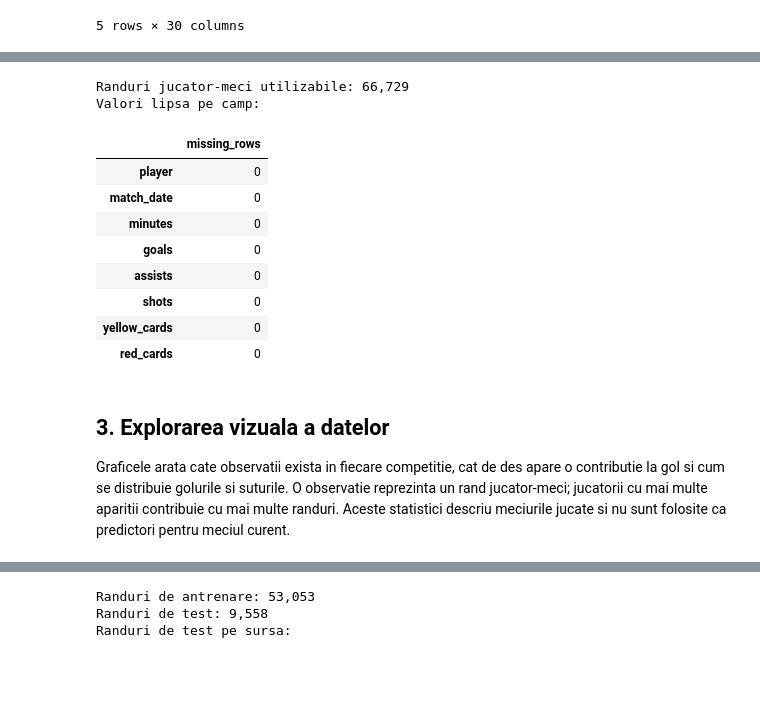
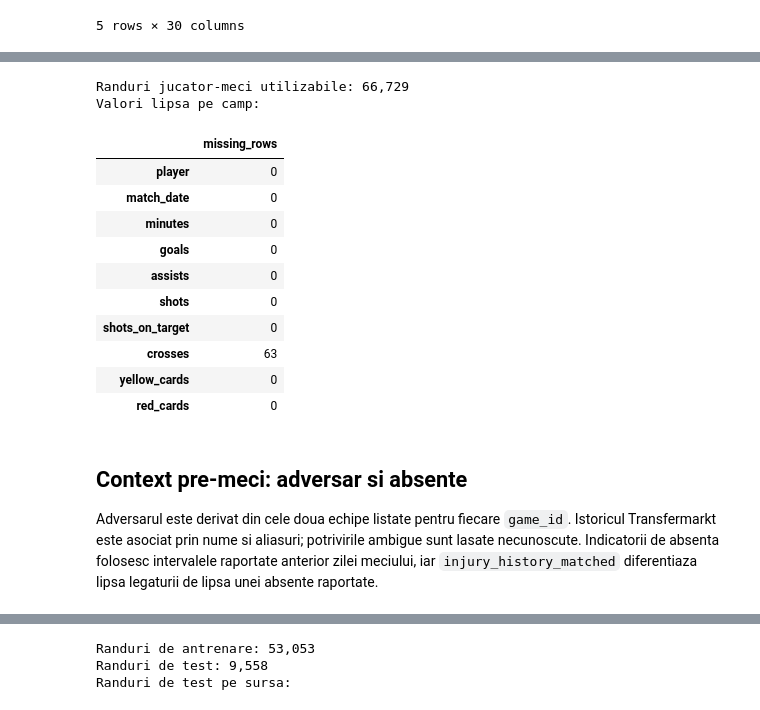
Before and after one commit to andreilaurentiuradu/IAPD_project, a Jupyter notebook: notebooks/player_performance_modeling.ipynb, the cells around one changed output, grey strips where cells are left out. Drawn from its saved outputs; the diff is of its cells as text; code cells hidden in the pictures; blank space fills up the shorter version.

```diff
--- a/notebooks/player_performance_modeling.ipynb
+++ b/notebooks/player_performance_modeling.ipynb
@@ -11,5 +11,7 @@ Ruleaza mai intai `extraction/data_scraper.ipynb`. Modelul citeste `data/raw/fbr
 # %%
 from pathlib import Path
+import re
+import unicodedata
 
 import matplotlib.pyplot as plt
 import numpy as np
@@ -31,6 +33,8 @@ MODEL_SOURCES = ["fbref"]  # Foloseste exportul FBref cu toate competitiile.
 INPUT_FILES = {
     "fbref": DATA_ROOT / "raw" / "fbref" / "fbref_player_match_stats.csv",
 }
+TRANSFERMARKT_INJURIES_FILE = DATA_ROOT / "raw" / "transfermarkt" / "transfermarkt_player_injury_histories.csv"
+TRANSFERMARKT_PROFILES_FILE = DATA_ROOT / "raw" / "transfermarkt" / "player_profiles.csv"
 if not MODEL_SOURCES or any(source not in INPUT_FILES for source in MODEL_SOURCES):
     raise ValueError(f"Surse invalide: {MODEL_SOURCES}")
 OUTPUT_DIR = DATA_ROOT / "processed"
@@ -45,6 +49,8 @@ COLUMN_MAP = {
     "goals": "Gls",
     "assists": "Ast",
     "shots": "Sh",
+    "shots_on_target": "SoT",
+    "crosses": "Crs",
     "yellow_cards": "CrdY",
     "red_cards": "CrdR",
     # Optional: "match_id": "game_id",
@@ -89,42 +95,47 @@ Coloanele FBref folosite in model sunt redenumite in nume comune, precum `minute
 # %%
-required = ["player", "match_date", "minutes", "goals", "assists", "shots", "yellow_cards", "red_cards"]
+required = ["player", "match_date", "minutes", "goals", "assists", "shots", "shots_on_target", "crosses", "yellow_cards", "red_cards"]
 missing_mapping = [key for key in required if COLUMN_MAP.get(key) not in raw.columns]
 if missing_mapping:
     raise KeyError(
         "Nu au fost gasite coloanele mapate: " + ", ".join(f"{key} -> {COLUMN_MAP.get(key)!r}" for key in missing_mapping)
         + ". Actualizeaza COLUMN_MAP cu antetele exacte de mai sus."
     )
 
 rename = {source: canonical for canonical, source in COLUMN_MAP.items() if source in raw.columns}
 data = raw.rename(columns=rename).copy()
 if "match_id" in COLUMN_MAP and COLUMN_MAP["match_id"] in raw.columns:
     data = data.rename(columns={COLUMN_MAP["match_id"]: "match_id"})
 
 data["match_date"] = pd.to_datetime(data["match_date"], format="mixed", errors="coerce", utc=True)
-numeric = ["minutes", "goals", "assists", "shots", "yellow_cards", "red_cards"]
+numeric = ["minutes", "goals", "assists", "shots", "shots_on_target", "crosses", "yellow_cards", "red_cards"]
 for col in numeric:
     data[col] = pd.to_numeric(data[col], errors="coerce")
 data["player"] = data["player"].astype("string").str.strip()
 data = data.dropna(subset=["player", "match_date"]).copy()
 data = data[data["minutes"].fillna(0) > 0].copy()
 data = data.sort_values(["player", "match_date"]).reset_index(drop=True)
+for column in ["game_id", "team", "league"]:
+    if column not in data.columns:
+        raise KeyError(f"Lipseste coloana necesara pentru contextul meciului: {column}")
 
 print(f"Randuri jucator-meci utilizabile: {len(data):,}")
 print("Valori lipsa pe camp:")
 display(data[required].isna().sum().to_frame("missing_rows"))
 # %% [output]
 Randuri jucator-meci utilizabile: 66,729
 Valori lipsa pe camp:
 |  | missing_rows |
 | player | 0 |
 | match_date | 0 |
 | minutes | 0 |
 | goals | 0 |
 | assists | 0 |
 | shots | 0 |
+| shots_on_target | 0 |
+| crosses | 63 |
 | yellow_cards | 0 |
 | red_cards | 0 |
-# %% [markdown]
-## 3. Explorarea vizuala a datelor
-
-Graficele arata cate observatii exista in fiecare competitie, cat de des apare o contributie la gol si cum se distribuie golurile si suturile. O observatie reprezinta un rand jucator-meci; jucatorii cu mai multe aparitii contribuie cu mai multe randuri. Aceste statistici descriu meciurile jucate si nu sunt folosite ca predictori pentru meciul curent.
+# %% [markdown]
+## Context pre-meci: adversar si absente
+
+Adversarul este derivat din cele doua echipe listate pentru fiecare `game_id`. Istoricul Transfermarkt este asociat prin nume si aliasuri; potrivirile ambigue sunt lasate necunoscute. Indicatorii de absenta folosesc intervalele raportate anterior zilei meciului, iar `injury_history_matched` diferentiaza lipsa legaturii de lipsa unei absente raportate.
```
Also changed, not shown: parts of 22 cells of this notebook, 5 other files.
